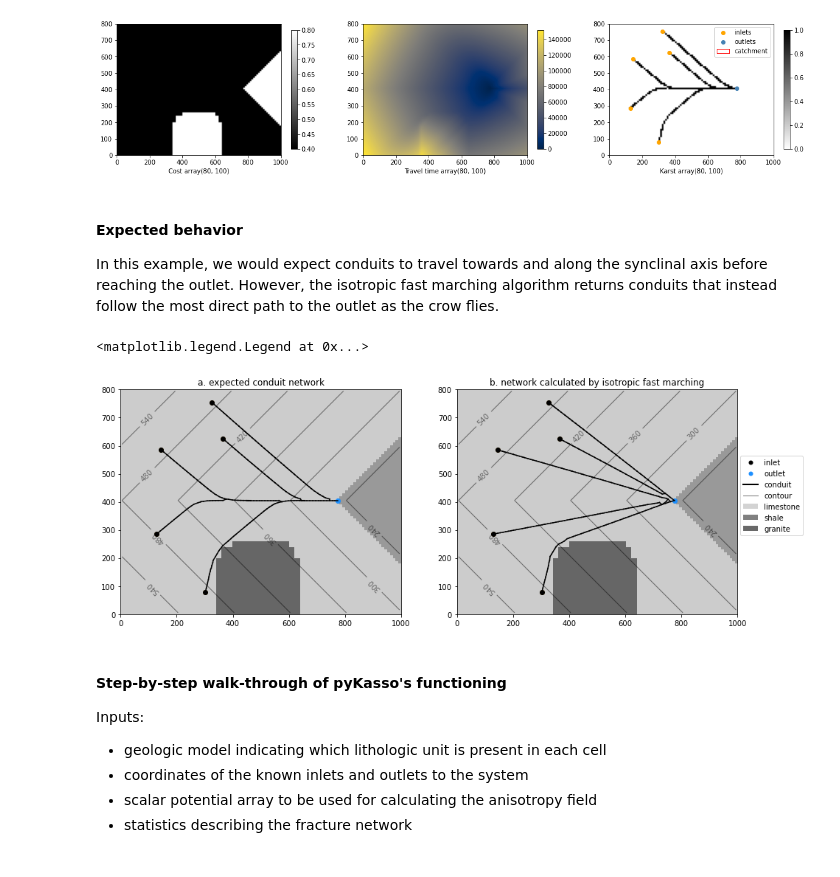
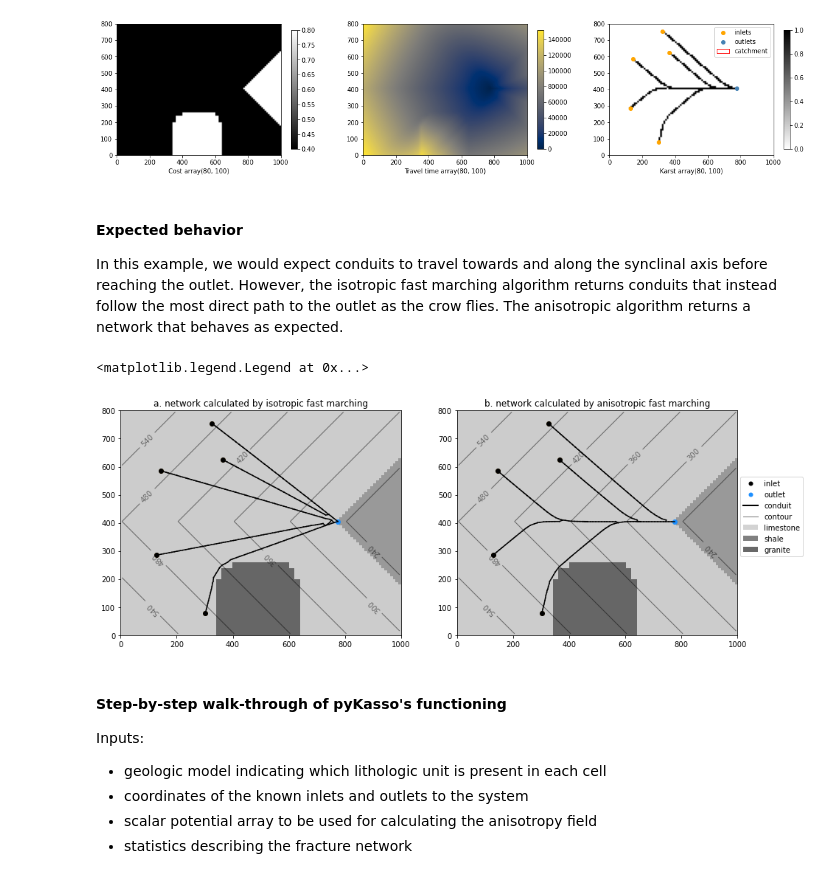
Before and after one commit to randlab/pyKasso, a Jupyter notebook: notebooks/pyKasso_HFM_Paper.ipynb, the cells around one changed output. Drawn from its saved outputs; the diff is of its cells as text; code cells hidden in the pictures.

```diff
--- a/notebooks/pyKasso_HFM_Paper.ipynb
+++ b/notebooks/pyKasso_HFM_Paper.ipynb
@@ -114,61 +109,65 @@ Computing:
 [figure]
 # %% [markdown]
 #### Expected behavior ####
-In this example, we would expect conduits to travel towards and along the synclinal axis before reaching the outlet. However, the isotropic fast marching algorithm returns conduits that instead follow the most direct path to the outlet as the crow flies.
+In this example, we would expect conduits to travel towards and along the synclinal axis before reaching the outlet. However, the isotropic fast marching algorithm returns conduits that instead follow the most direct path to the outlet as the crow flies. The anisotropic algorithm returns a network that behaves as expected.
 # %%
 #Plot anisotropic vs. isotropic with no fractures and no iteration
 
+#Set up a figure, and a colormap to plot fractures and conduits with a transparent background
 ###########################
-#Set up a figure, and a colormap to plot fractures and conduits with a transparent background
 f = plt.figure(figsize=(15,15))
+
 cmap = matplotlib.colors.ListedColormap(['whitesmoke'])   #fractures will be off-white
 cmap.set_under(color='w', alpha=0)                        #all values under range will be transparent
 cmap2 = matplotlib.colors.ListedColormap(['k'])           #conduits will be black
 cmap2.set_under(color='w', alpha=0)                       #all values under range will be transparent
 frac = catchment.geology.data['fractures']['data'].copy() #get a copy of the fractures array
 frac[frac<1] = -1                                         #replace all non-fracture cells with an out of bounds value to make them transparent
 
+#Isotropic
+###################
+ax = f.add_subplot(121, aspect='equal')
+ax.set_title('a. network calculated by isotropic fast marching')
+
+plt.imshow(catchment.geology.data['geology']['data'], origin='lower', extent=catchment.grid.extent, cmap='gray_r', vmin=0,vmax=5)
+plt.imshow(frac,                                      origin='lower', extent=catchment.grid.extent, cmap=cmap,     vmin=0,vmax=1)
+c = plt.contour(catchment.grid.X,catchment.grid.Y, catchment.geology.data['topography']['data'], colors=['k'], alpha=0.5, linewidths=1)
+plt.clabel(c, inline=True, inline_spacing=20, fontsize=10, fmt='%1.0f', rightside_up=False, use_clabeltext=True)
+
+catchment.show_network(ax=ax, data=catchment.karst_simulations[0], simplify=False, labels=[], plot_nodes=False, legend=False, color='k')
+
+plt.scatter(catchment.inlets[:,0],  catchment.inlets[:,1],  c='k')
+plt.scatter(catchment.outlets[:,0], catchment.outlets[:,1], c='dodgerblue')
+
+#Anisotropic
 ###############
-ax = f.add_subplot(121, aspect='equal')
-ax.set_title('a. expected conduit network')
+ax = f.add_subplot(122, aspect='equal')
+ax.set_title('b. network calculated by anisotropic fast marching')
 
 plt.imshow(catchment.geology.data['geology']['data'], origin='lower', extent=catchment.grid.extent, cmap='gray_r', vmin=0,vmax=5)
 plt.imshow(frac,                                      origin='lower', extent=catchment.grid.extent, cmap=cmap,     vmin=0,vmax=1)
 c = plt.contour(catchment.grid.X,catchment.grid.Y, catchment.geology.data['topography']['data'], colors=['k'], alpha=0.5, linewidths=1)
 plt.clabel(c, inline=True, inline_spacing=20, fontsize=10, fmt='%1.0f', rightside_up=False, use_clabeltext=True)
 
 catchment.show_network(ax=ax, data=catchment.karst_simulations[1], simplify=False, labels=[], plot_nodes=False, legend=False, color='k')
 
 plt.scatter(catchment.inlets[:,0],  catchment.inlets[:,1],  c='k')
 plt.scatter(catchment.outlets[:,0], catchment.outlets[:,1], c='dodgerblue')
 
-###################
-ax = f.add_subplot(122, aspect='equal')
-ax.set_title('b. network calculated by isotropic fast marching')
-
-plt.imshow(catchment.geology.data['geology']['data'], origin='lower', extent=catchment.grid.extent, cmap='gray_r', vmin=0,vmax=5)
-plt.imshow(frac,                                      origin='lower', extent=catchment.grid.extent, cmap=cmap,     vmin=0,vmax=1)
-c = plt.contour(catchment.grid.X,catchment.grid.Y, catchment.geology.data['topography']['data'], colors=['k'], alpha=0.5, linewidths=1)
-plt.clabel(c, inline=True, inline_spacing=20, fontsize=10, fmt='%1.0f', rightside_up=False, use_clabeltext=True)
-
-catchment.show_network(ax=ax, data=catchment.karst_simulations[0], simplify=False, labels=[], plot_nodes=False, legend=False, color='k')
-
-plt.scatter(catchment.inlets[:,0],  catchment.inlets[:,1],  c='k')
-plt.scatter(catchment.outlets[:,0], catchment.outlets[:,1], c='dodgerblue')
-
+#Custom legend
 ###############
 legend = [matplotlib.lines.Line2D([0], [0], marker='o', color='none', markerfacecolor='k', markeredgecolor='none', label='inlet'),
           matplotlib.lines.Line2D([0], [0], marker='o', color='none', markerfacecolor='dodgerblue', markeredgecolor='none', label='outlet'),
           matplotlib.lines.Line2D([0], [0], color='k', lw=2, alpha=1,   label='conduit'),
           matplotlib.lines.Line2D([0], [0], color='k', lw=1, alpha=0.5, label='contour'),
           #matplotlib.patches.Patch(facecolor='whitesmoke', label='fractures'),
           matplotlib.patches.Patch(facecolor='lightgray',  label='limestone'),
           matplotlib.patches.Patch(facecolor='gray',       label='shale'),
           matplotlib.patches.Patch(facecolor='dimgray',    label='granite')]
 plt.legend(handles=legend, loc=[1.01,0.35])
 # %% [output]
 <matplotlib.legend.Legend at 0x...>
-[figure, old version]
+[figure, new version]
 # %% [markdown]
 #### Step-by-step walk-through of pyKasso's functioning ###
 
```
Also changed, not shown: parts of 13 cells of this notebook, 9 other files.
